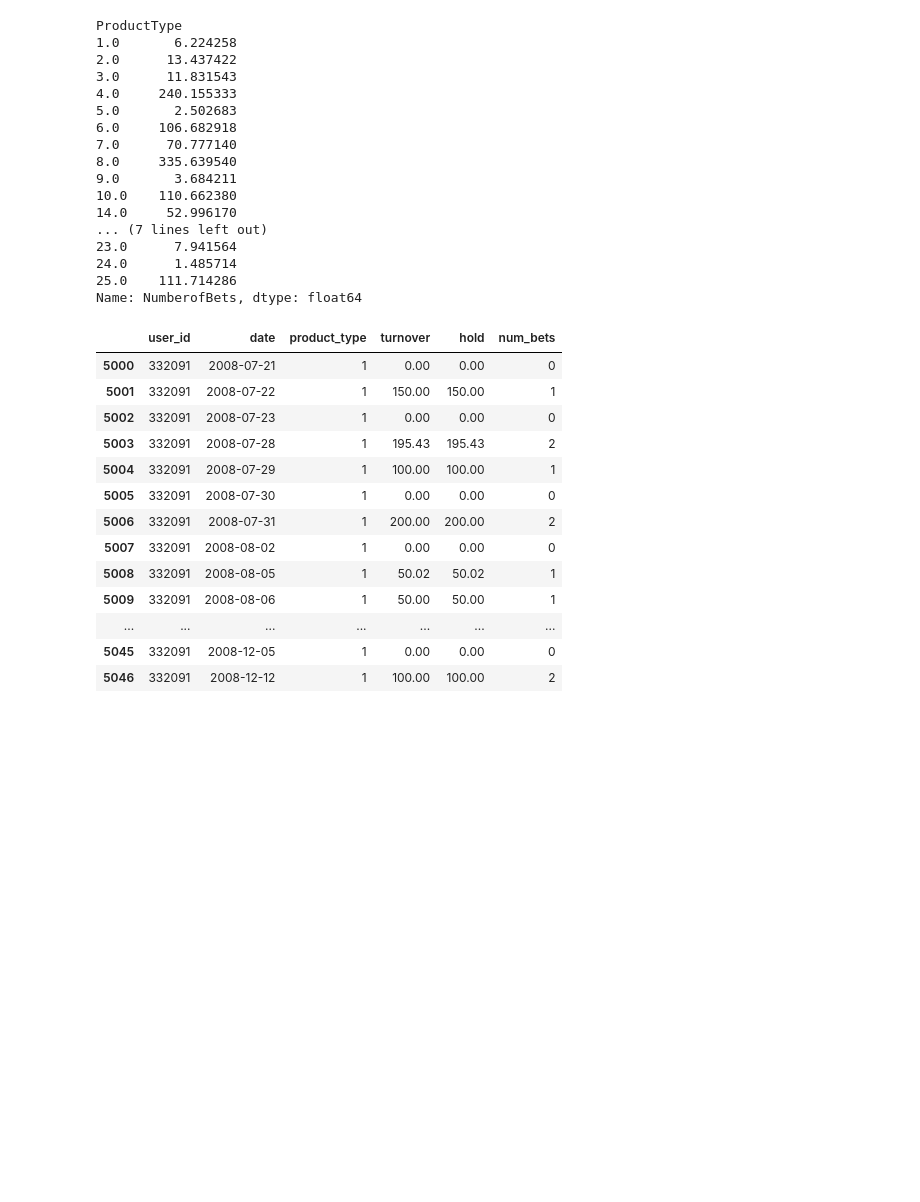
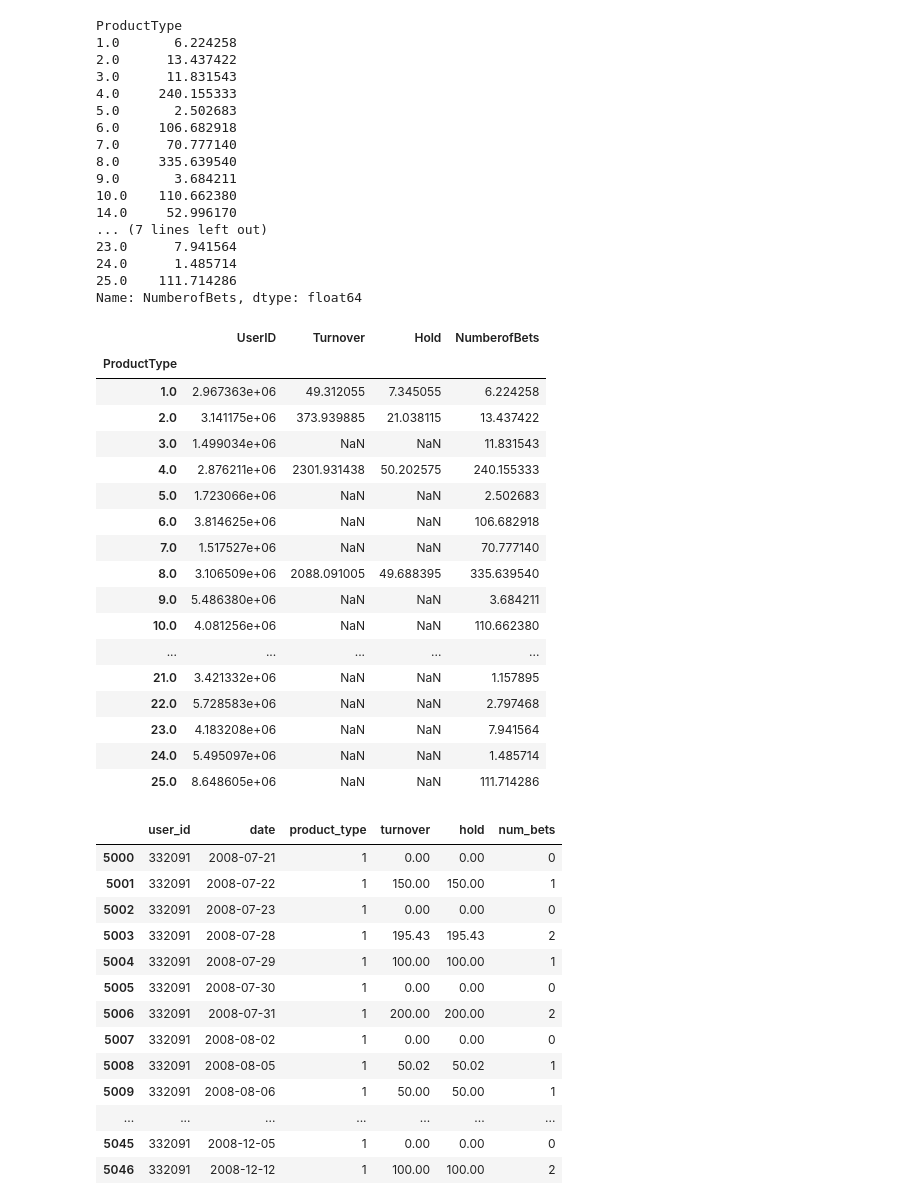
Before and after one commit to alro5921/problem-gambling-study, a Jupyter notebook: notebooks/Cleaning.ipynb, the cells around one changed output. Saved outputs shown, nothing was run; the diff lists cells and outputs as text; code cells hidden in the pictures; blank space fills up the shorter version.

```diff
--- a/notebooks/Cleaning.ipynb
+++ b/notebooks/Cleaning.ipynb
@@ -97,6 +96,29 @@ ProductType
 24.0      1.485714
 25.0    111.714286
 Name: NumberofBets, dtype: float64
+# %%
+gambling_series_df.head()
+x = gambling_series_df.groupby('ProductType').mean()
+x
+# %% [output]
+|  | UserID | Turnover | Hold | NumberofBets |
+| ProductType |  |  |  |  |
+| 1.0 | 2.967363e+06 | 49.312055 | 7.345055 | 6.224258 |
+| 2.0 | 3.141175e+06 | 373.939885 | 21.038115 | 13.437422 |
+| 3.0 | 1.499034e+06 | NaN | NaN | 11.831543 |
+| 4.0 | 2.876211e+06 | 2301.931438 | 50.202575 | 240.155333 |
+| 5.0 | 1.723066e+06 | NaN | NaN | 2.502683 |
+| 6.0 | 3.814625e+06 | NaN | NaN | 106.682918 |
+| 7.0 | 1.517527e+06 | NaN | NaN | 70.777140 |
+| 8.0 | 3.106509e+06 | 2088.091005 | 49.688395 | 335.639540 |
+| 9.0 | 5.486380e+06 | NaN | NaN | 3.684211 |
+| 10.0 | 4.081256e+06 | NaN | NaN | 110.662380 |
+| ... | ... | ... | ... | ... |
+| 21.0 | 3.421332e+06 | NaN | NaN | 1.157895 |
+| 22.0 | 5.728583e+06 | NaN | NaN | 2.797468 |
+| 23.0 | 4.183208e+06 | NaN | NaN | 7.941564 |
+| 24.0 | 5.495097e+06 | NaN | NaN | 1.485714 |
+| 25.0 | 8.648605e+06 | NaN | NaN | 111.714286 |
 # %%
 GAMBLING_RENAME = {"UserID": "user_id", "Date" : "date", "ProductType" : "product_type",
               "Turnover" : "turnover", "Hold" : "hold", "NumberofBets" : "num_bets"}
```
Also changed, not shown: parts of 9 cells of this notebook, 5 other files.
